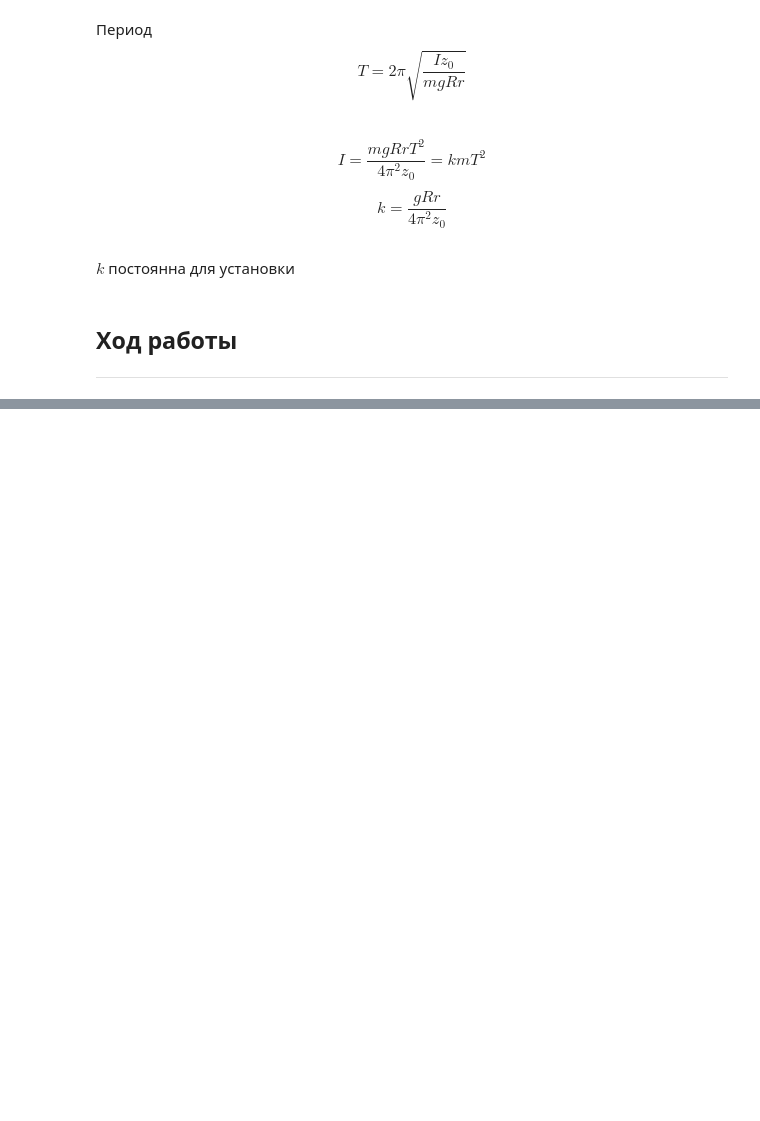
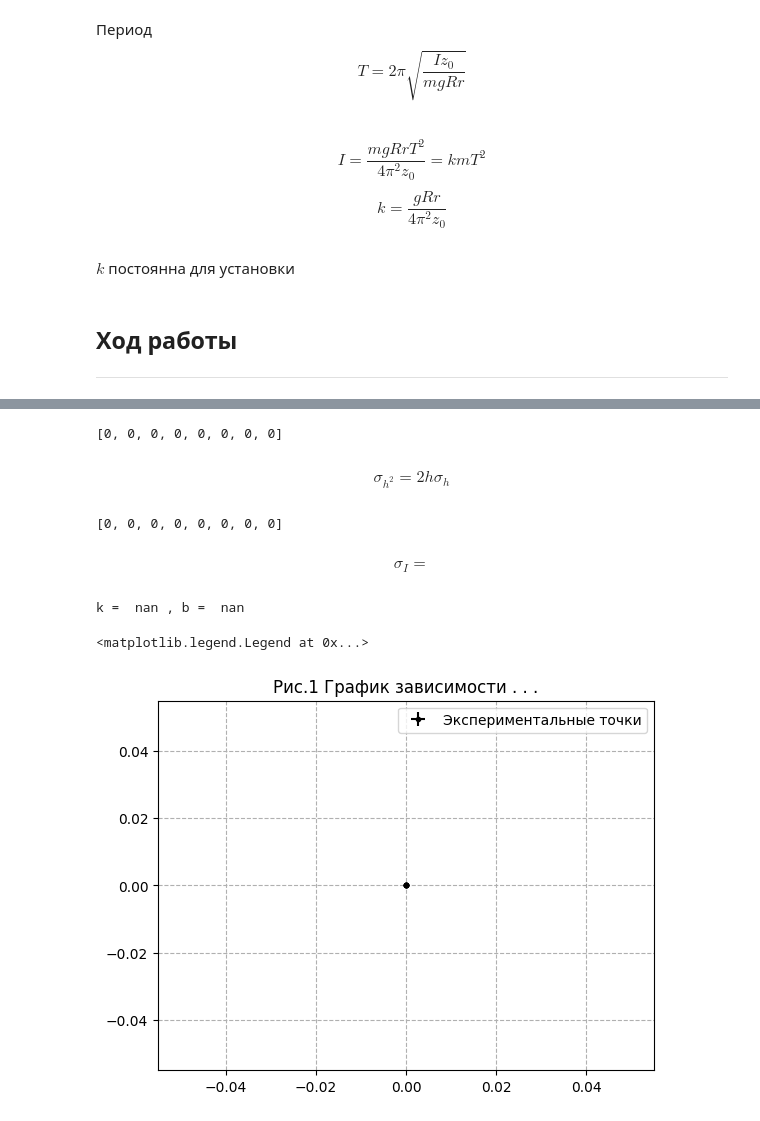
Before and after one commit to UjeNeTORT/labs, a Jupyter notebook: 1.2.3/laba.ipynb, the cells around one changed output, grey strips where cells are left out. Saved outputs shown, nothing was run; the diff lists cells and outputs as text; code cells hidden in the pictures; blank space fills up the shorter version.

```diff
--- a/1.2.3/laba.ipynb
+++ b/1.2.3/laba.ipynb
@@ -54,0 +110,45 @@ import math
+# %%
+I_disc = [0, 0, 0, 0, 0, 0, 0, 0]
+h      = [0, 0, 0, 0, 0, 0, 0, 0]
+h_sqr  = [h**2 for h in h]
+h_sqr
+# %% [output]
+[0, 0, 0, 0, 0, 0, 0, 0]
+# %% [markdown]
+$$ \sigma_{h^{2}} = 2 h \sigma_{h} $$
+# %%
+sigma_h_sqr = [2 * h * sigma_r for h in h]
+sigma_h_sqr
+# %% [output]
+[0, 0, 0, 0, 0, 0, 0, 0]
+# %% [markdown]
+$$ \sigma_{I} =  $$
+# %%
+sigma_I_disc = 0
+# %%
+v = h_sqr
+u = I_disc
+
+mu = np.mean(u) # средее
+mv = np.mean(v)
+mv2 = np.mean([v_i**2 for v_i in v]) # средний квадрат
+mu2 = np.mean([u_i**2 for u_i in u])
+muv = np.mean ([u[i] * v[i] for i in range(len(u))]) # среднее от произведения
+k = (muv - mu * mv) / (mv2 - mv**2)
+b = mu - k * mv
+print("k = ", k, ", b = ", b)
+# %% [output]
+k =  nan , b =  nan
+# %%
+plt.figure()
+plt.ylabel("")
+plt.xlabel("")
+plt.title('Рис.1 График зависимости . . .')
+plt.grid(True, linestyle = '--')
+plt.errorbar(h_sqr, I_disc, xerr=sigma_h_sqr, yerr = sigma_I_disc, fmt = ".k", label = "Экспериментальные точки")
+x = np.array([min(h_sqr), max(h_sqr)])
+plt.plot(x, k*x + b, "-r", linewidth = 1)
+plt.legend()
+# %% [output]
+<matplotlib.legend.Legend at 0x...>
+[figure, added]
```
Also changed, not shown: parts of 16 cells of this notebook.
